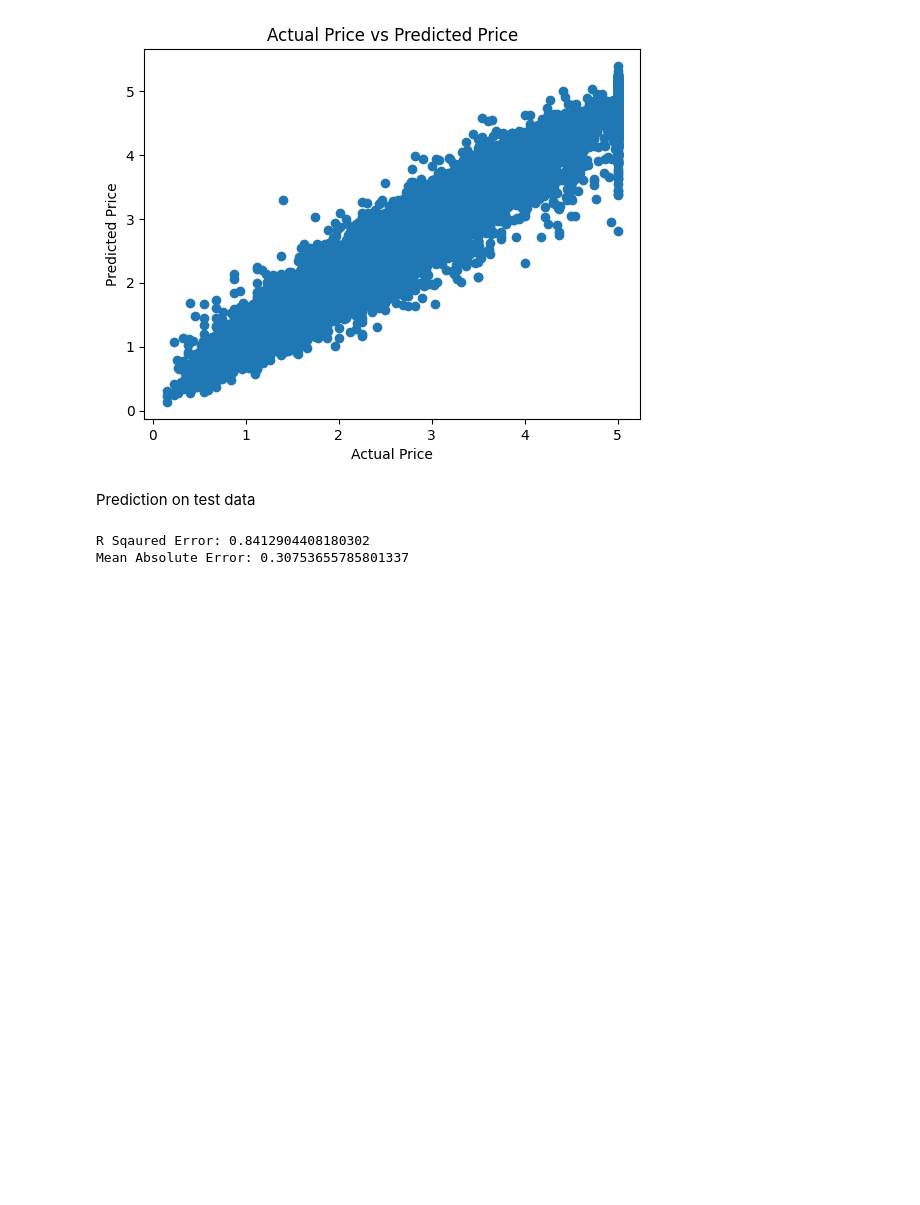
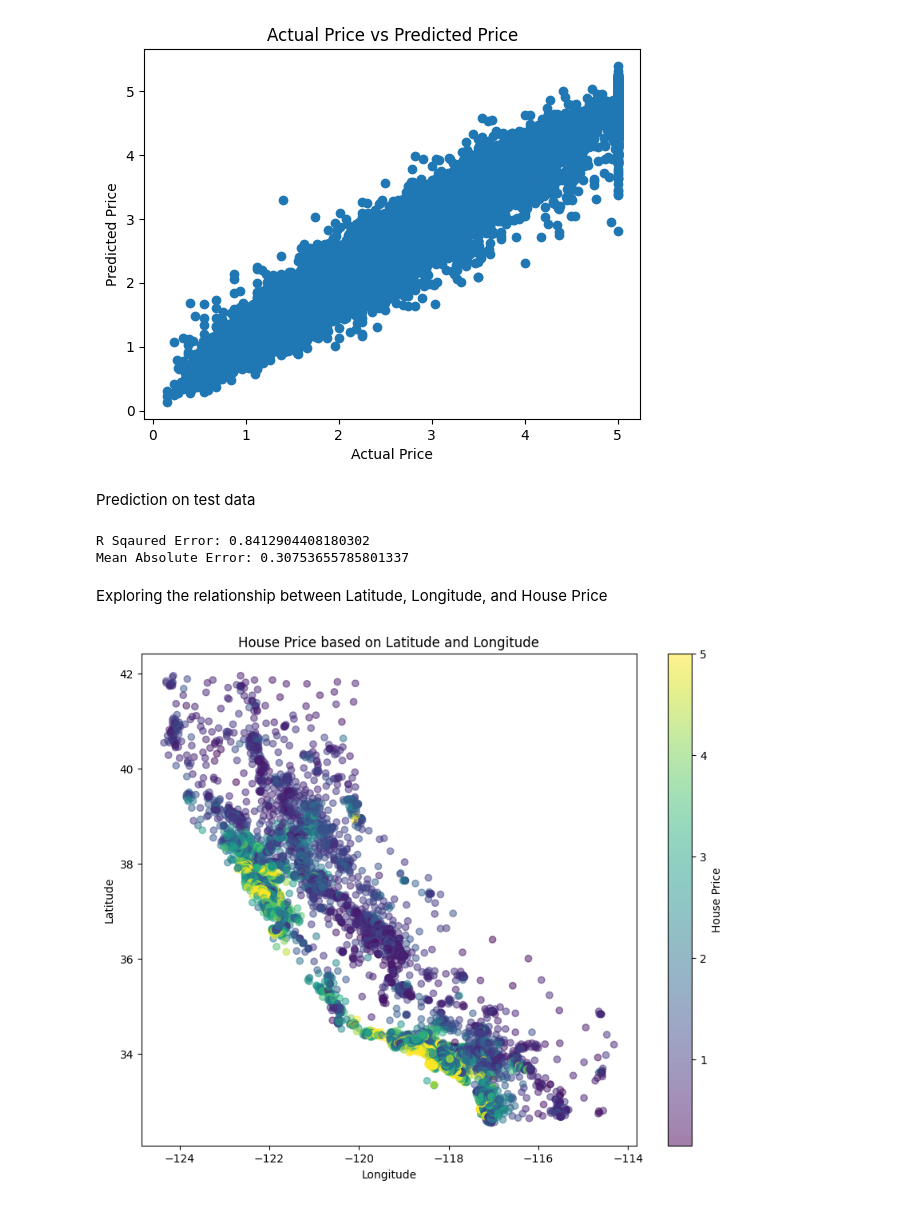
Before and after one commit to Mjsharma1234/FinGenius, a Jupyter notebook: House_Price_Prediction.ipynb, the cells around one changed output. Drawn from its saved outputs; the diff is of its cells as text; code cells hidden in the pictures; blank space fills up the shorter version.

```diff
--- a/House_Price_Prediction.ipynb
+++ b/House_Price_Prediction.ipynb
@@ -226,3 +226,15 @@ print('Mean Absolute Error:', score_2)
 # %% [output]
 R Sqaured Error: 0.8412904408180302
 Mean Absolute Error: 0.30753655785801337
+# %% [markdown]
+Exploring the relationship between Latitude, Longitude, and House Price
+# %%
+plt.figure(figsize=(10, 8))
+plt.scatter(house_price_dataframe['Longitude'], house_price_dataframe['Latitude'], c=house_price_dataframe['price'], cmap='viridis', alpha=0.5)
+plt.colorbar(label='House Price')
+plt.title('House Price based on Latitude and Longitude')
+plt.xlabel('Longitude')
+plt.ylabel('Latitude')
+plt.show()
+# %% [output]
+[figure, added]
```
Also changed, not shown: parts of 6 cells of this notebook.
